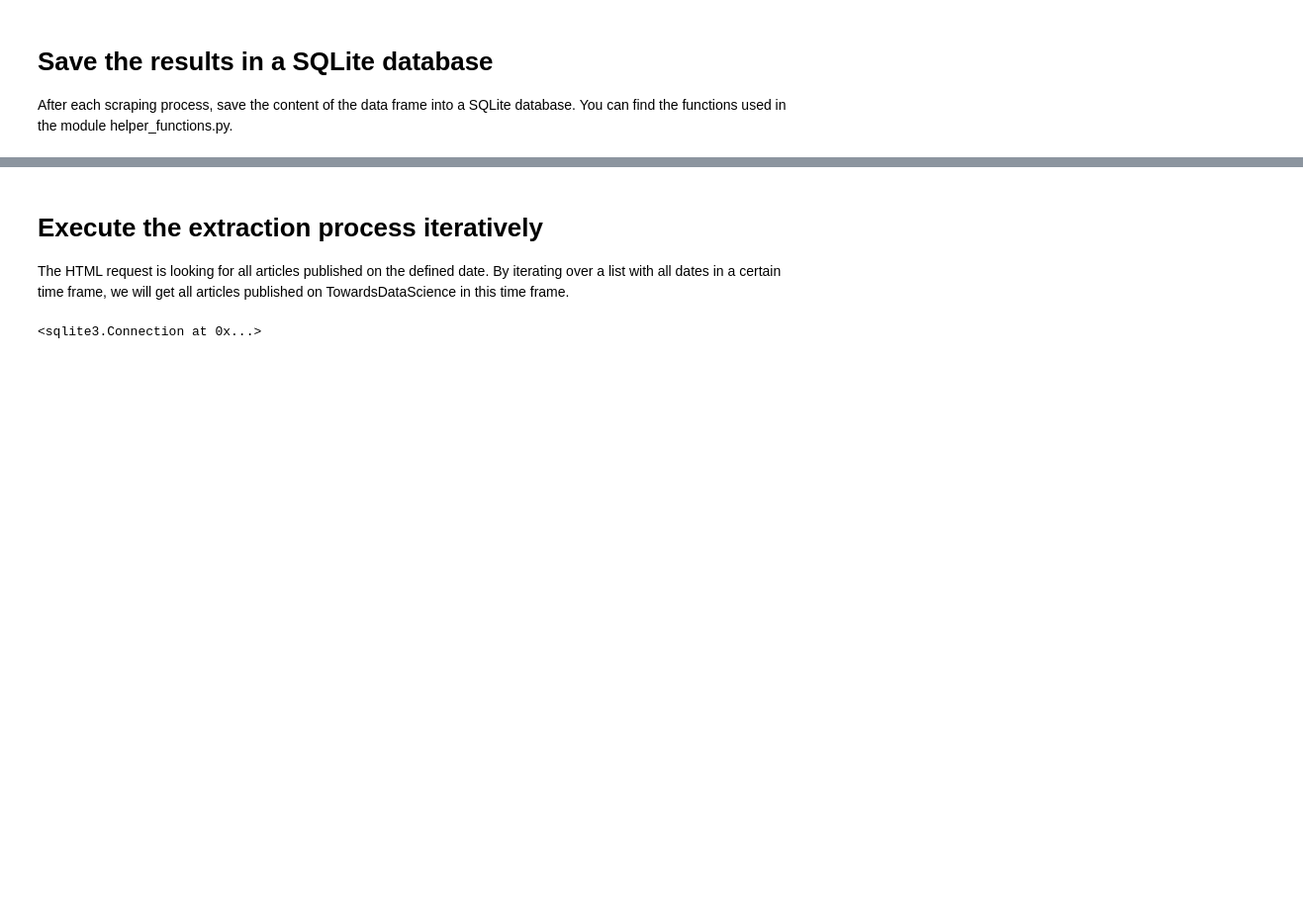
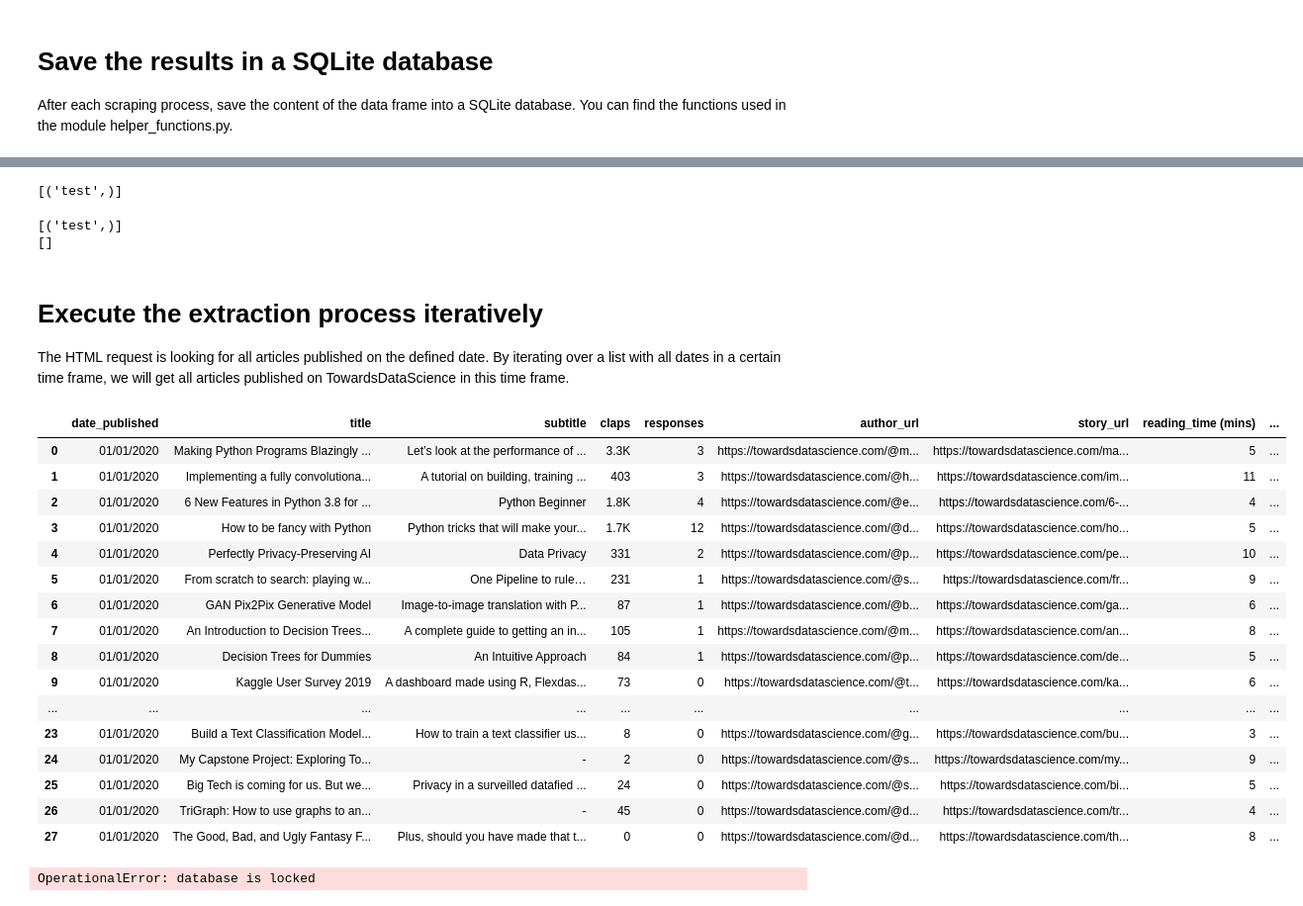
Before and after one commit to polzerdo55862/Medium-Article-Analysis, a Jupyter notebook: data_collection.ipynb, the cells around one changed output, grey strips where cells are left out. Shown at 99% size. Cells and saved outputs as stored; diff of their text form; code cells hidden in the pictures; blank space fills up the shorter version.

Commit message:
added connection to SQLite database

```diff
--- a/data_collection.ipynb
+++ b/data_collection.ipynb
@@ -12,7 +12,7 @@ from bs4 import BeautifulSoup
 import requests
 
 # function to extract all the information to the stories given in the medium archive
-def extract_data(url):
+def extract_data(url, date_published):
     page = requests.get(url)
     soup = BeautifulSoup(page.text, 'html.parser')
 
@@ -75,7 +75,7 @@ def extract_data(url):
         number_sections = len(section_titles)
         number_paragraphs = len(story_paragraphs)
 
-        each_story.append(date)
+        each_story.append(date_published)
         each_story.append(title)
         each_story.append(subtitle)
         each_story.append(claps)
@@ -91,7 +91,7 @@ def extract_data(url):
         stories_data.append(each_story)
 
     # write data to data frame "df" and return df
-    columns = ['date', 'title', 'subtitle', 'claps', 'responses',
+    columns = ['date_published', 'title', 'subtitle', 'claps', 'responses',
            'author_url', 'story_url', 'reading_time (mins)',
            'number_sections', 'section_titles',
            'number_paragraphs', 'paragraphs']
@@ -127,3 +127,17 @@ helper_functions.create_sqlite_connection("medium.db")
+# %%
+# print all tables
+cur.execute("SELECT name FROM sqlite_master WHERE type='table';")
+print(cur.fetchall())
+# %% [output]
+[('test',)]
+# %%
+# drop table
+helper_functions.print_tables_in_database(cur)
+helper_functions.drop_table(cur, 'test')
+helper_functions.print_tables_in_database(cur)
+# %% [output]
+[('test',)]
+[]
 # %% [markdown]
 # Execute the extraction process iteratively
 The HTML request is looking for all articles published on the defined date. By iterating over a list with all dates in a certain time frame, we will get all articles published on TowardsDataScience in this time frame.
@@ -134,7 +148,7 @@ from datetime import date, timedelta
 days = []
 
 sdate = date(2020, 1, 1)   # start date
-edate = date(2020, 12, 31)   # end date
+edate = date(2020, 1, 3)   # end date
 
 delta = edate - sdate       # as timedelta
 
@@ -147,11 +161,35 @@ for k in range(0,1,1):
     month = str(days[k].month).zfill(2)
     day = str(days[k].day).zfill(2)
 
-    date = f'{month}/{day}/{year}'
+    date_published = f'{month}/{day}/{year}'
     url = f'https://towardsdatascience.com/archive/{year}/{month}/{day}'
-    # print("Url: " + url)
+    print("Url: " + url)
 
-    # df = extract_data(url)
+    df = extract_data(url, date_published)
+
     # save df to sql
+    # df.to_sql('stories', con=conn, if_exists='append')
-# %% [output]
-<sqlite3.Connection at 0x...>
+# %%
+df
+# %% [output]
+|  | date_published | title | subtitle | claps | responses | author_url | story_url | reading_time (mins) | ... |
+| 0 | 01/01/2020 | Making Python Programs Blazingly ... | Let’s look at the performance of ... | 3.3K | 3 | https://towardsdatascience.com/@m... | https://towardsdatascience.com/ma... | 5 | ... |
+| 1 | 01/01/2020 | Implementing a fully convolutiona... | A tutorial on building, training ... | 403 | 3 | https://towardsdatascience.com/@h... | https://towardsdatascience.com/im... | 11 | ... |
+| 2 | 01/01/2020 | 6 New Features in Python 3.8 for ... | Python Beginner | 1.8K | 4 | https://towardsdatascience.com/@e... | https://towardsdatascience.com/6-... | 4 | ... |
+| 3 | 01/01/2020 | How to be fancy with Python | Python tricks that will make your... | 1.7K | 12 | https://towardsdatascience.com/@d... | https://towardsdatascience.com/ho... | 5 | ... |
+| 4 | 01/01/2020 | Perfectly Privacy-Preserving AI | Data Privacy | 331 | 2 | https://towardsdatascience.com/@p... | https://towardsdatascience.com/pe... | 10 | ... |
+| 5 | 01/01/2020 | From scratch to search: playing w... | One Pipeline to rule… | 231 | 1 | https://towardsdatascience.com/@s... | https://towardsdatascience.com/fr... | 9 | ... |
+| 6 | 01/01/2020 | GAN Pix2Pix Generative Model | Image-to-image translation with P... | 87 | 1 | https://towardsdatascience.com/@b... | https://towardsdatascience.com/ga... | 6 | ... |
+| 7 | 01/01/2020 | An Introduction to Decision Trees... | A complete guide to getting an in... | 105 | 1 | https://towardsdatascience.com/@m... | https://towardsdatascience.com/an... | 8 | ... |
+| 8 | 01/01/2020 | Decision Trees for Dummies | An Intuitive Approach | 84 | 1 | https://towardsdatascience.com/@p... | https://towardsdatascience.com/de... | 5 | ... |
+| 9 | 01/01/2020 | Kaggle User Survey 2019 | A dashboard made using R, Flexdas... | 73 | 0 | https://towardsdatascience.com/@t... | https://towardsdatascience.com/ka... | 6 | ... |
+| ... | ... | ... | ... | ... | ... | ... | ... | ... | ... |
+| 23 | 01/01/2020 | Build a Text Classification Model... | How to train a text classifier us... | 8 | 0 | https://towardsdatascience.com/@g... | https://towardsdatascience.com/bu... | 3 | ... |
+| 24 | 01/01/2020 | My Capstone Project: Exploring To... | - | 2 | 0 | https://towardsdatascience.com/@s... | https://towardsdatascience.com/my... | 9 | ... |
+| 25 | 01/01/2020 | Big Tech is coming for us. But we... | Privacy in a surveilled datafied ... | 24 | 0 | https://towardsdatascience.com/@s... | https://towardsdatascience.com/bi... | 5 | ... |
+| 26 | 01/01/2020 | TriGraph: How to use graphs to an... | - | 45 | 0 | https://towardsdatascience.com/@d... | https://towardsdatascience.com/tr... | 4 | ... |
+| 27 | 01/01/2020 | The Good, Bad, and Ugly Fantasy F... | Plus, should you have made that t... | 0 | 0 | https://towardsdatascience.com/@d... | https://towardsdatascience.com/th... | 8 | ... |
+# %%
+df.to_sql('stories', con=conn, if_exists='append')
+# %% [output]
+OperationalError: database is locked
```
Also changed, not shown: parts of 4 cells of this notebook, 4 other files.
